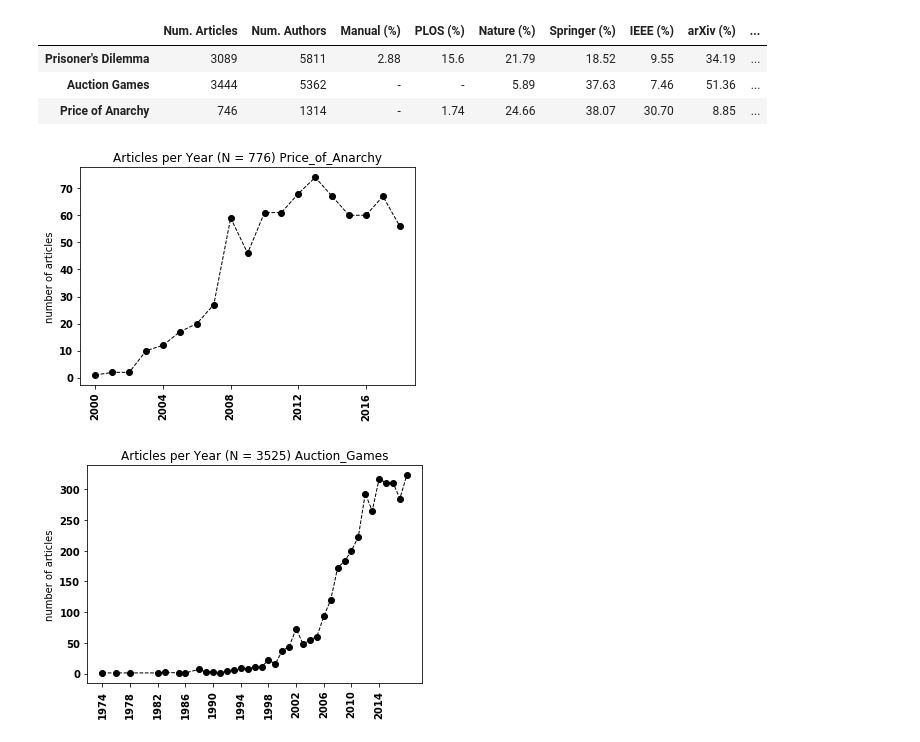
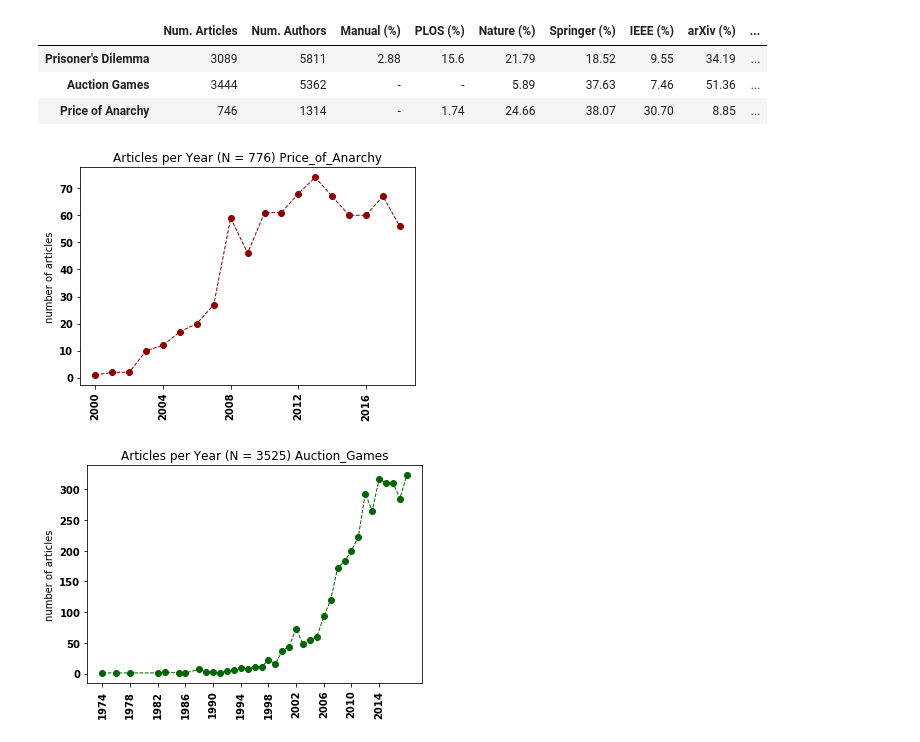
Before and after one commit to Nikoleta-v3/bibliometric-study-of-the-prisoners-dilemma, a Jupyter notebook: src/nbs/1. General & Temporal Analysis.ipynb, the cells around one changed output. Drawn from its saved outputs; the diff is of its cells as text; code cells hidden in the pictures.

```diff
--- a/src/nbs/1. General & Temporal Analysis.ipynb
+++ b/src/nbs/1. General & Temporal Analysis.ipynb
@@ -74,13 +74,12 @@ write_to_file(metric=provenance_table.to_latex(), filename="provenance_table.tex
 # %% [markdown]
 Temporal Analysis
 -----------------
+# %%
+colors = ['darkorange', 'darkred', 'darkgreen']
 # %%
 yearly_provenance = df.groupby(['unique_key','provenance', 'date']).size().reset_index().groupby(['provenance', 'date']).size()
 # %%
 yearly_df = df.groupby(['unique_key', 'date']).size().reset_index().groupby('date').size()
-# %%
-colors = list(matplotlib.cm.plasma(np.linspace(0, 1, 6)))
-linestyles = [':', '--', '-', '--', '-', '--']
 # %%
 fig = plt.figure(figsize=(7, 5))
 
@@ -245,19 +244,21 @@ table
 # %%
 write_to_file(metric=table.to_latex(), filename="prelimanary_comparison.tex")
 # %%
+i = 1
 for data, label in zip([anarchy_df, auction_df], ['Price_of_Anarchy', 'Auction_Games']):
     total = len(data['unique_key'].unique())
 
     yearly = data.groupby(['unique_key', 'date']).size().reset_index().groupby('date').size()
 
     fig = plt.figure()
 
-    plt.plot(yearly.index, yearly.values, '--o', color='black', zorder=1, linewidth=1);
+    plt.plot(yearly.index, yearly.values, '--o', color=colors[i], zorder=1, linewidth=1);
     plt.xticks(np.arange(min(yearly.index), 2018, step=4), rotation=90);
 
     plt.ylabel('number of articles')
     plt.title("Articles per Year (N = {}) {}".format(total, label))
     plt.savefig("../../assets/images/{}.pdf".format(label), bbox_inches='tight')
+    i += 1
 # %% [output]
-[figure, old version]
+[figure, new version]
-[figure, old version]
+[figure, new version]
```
Also changed, not shown: parts of 3 cells of this notebook, 12 other files.
